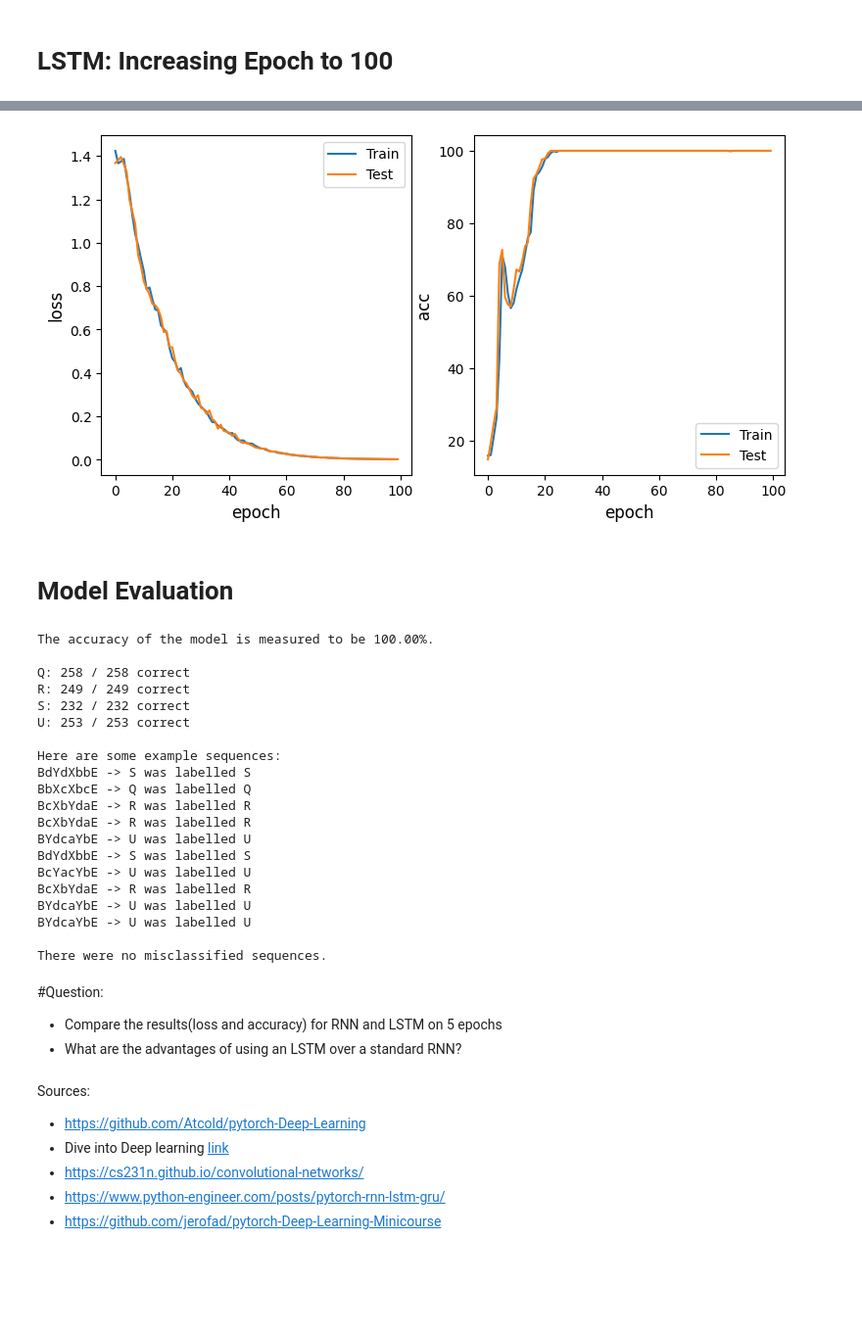
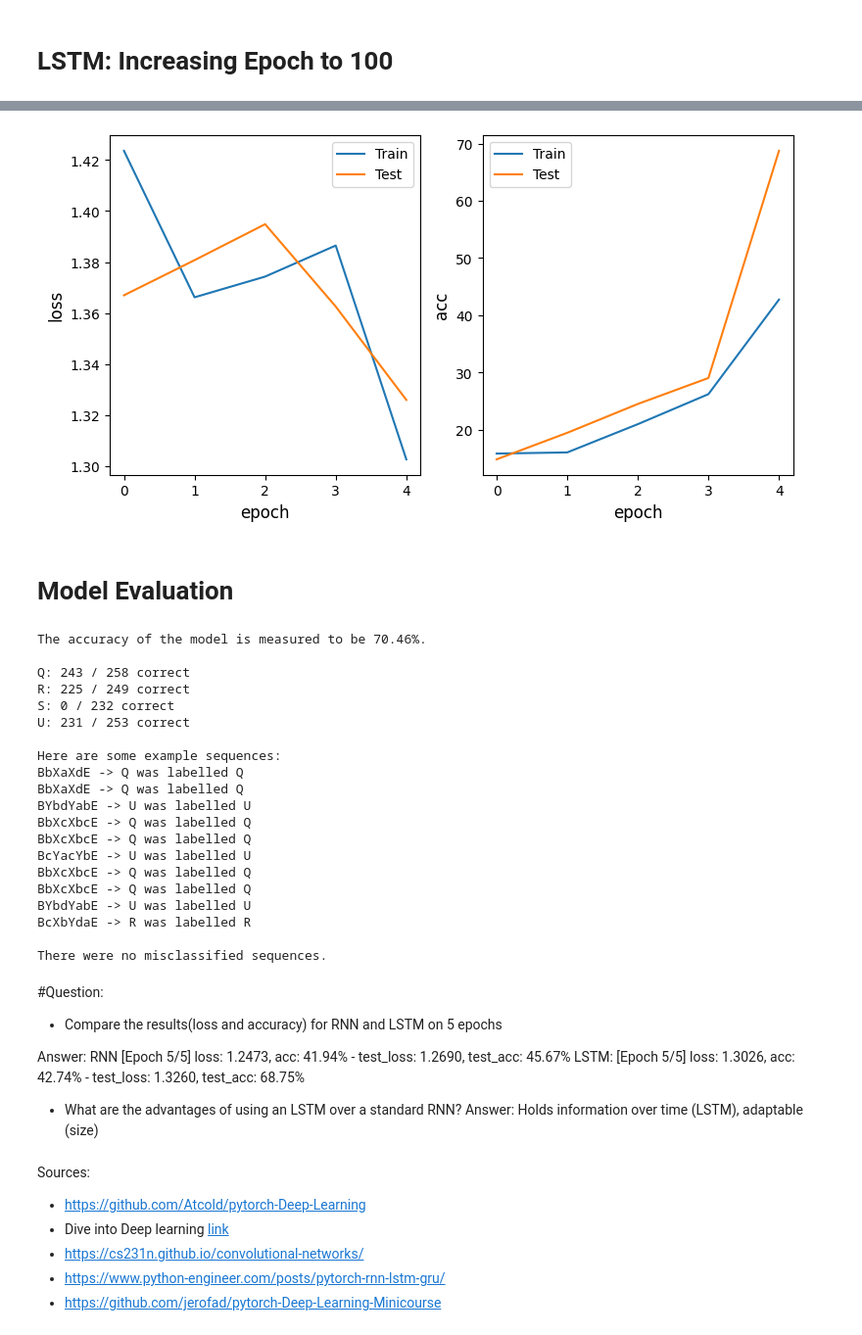
Before and after one commit to reevalex/lab1_search, a Jupyter notebook: lab3_deep_learning/lab 3d - RNN_LSTM.ipynb, the cells around one changed output, grey strips where cells are left out. Shown at 98% size. Saved outputs shown, nothing was run; the diff lists cells and outputs as text; code cells hidden in the pictures; blank space fills up the shorter version.

```diff
--- a/lab3_deep_learning/lab 3d - RNN_LSTM.ipynb
+++ b/lab3_deep_learning/lab 3d - RNN_LSTM.ipynb
@@ -649,7 +656,7 @@ output_size = train_data_gen.n_classes
 model       = SimpleLSTM(input_size, hidden_size, output_size)
 criterion   = torch.nn.CrossEntropyLoss()
 optimizer   = torch.optim.RMSprop(model.parameters(), lr=0.001)
-max_epochs  = 100
+max_epochs  = 5
 
 # Train the model
 model = train_and_test(model, train_data_gen, test_data_gen, criterion, optimizer, max_epochs, verbose=False)
@@ -658,4 +665,4 @@ model = train_and_test(model, train_data_gen, test_data_gen, criterion, optimize
-[figure, old version]
+[figure, new version]
 # %% [markdown]
 # Model Evaluation
 # %%
@@ -728,24 +735,24 @@ def evaluate_model(model, difficulty, seed=9001, verbose=False):
 # %%
 evaluate_model(model, difficulty)
 # %% [output]
-The accuracy of the model is measured to be 100.00%.
+The accuracy of the model is measured to be 70.46%.
 
-Q: 258 / 258 correct
-R: 249 / 249 correct
-S: 232 / 232 correct
-U: 253 / 253 correct
+Q: 243 / 258 correct
+R: 225 / 249 correct
+S: 0 / 232 correct
+U: 231 / 253 correct
 
 Here are some example sequences:
-BdYdXbbE -> S was labelled S
+BbXaXdE -> Q was labelled Q
+BbXaXdE -> Q was labelled Q
+BYbdYabE -> U was labelled U
 BbXcXbcE -> Q was labelled Q
+BbXcXbcE -> Q was labelled Q
+BcYacYbE -> U was labelled U
+BbXcXbcE -> Q was labelled Q
+BbXcXbcE -> Q was labelled Q
+BYbdYabE -> U was labelled U
 BcXbYdaE -> R was labelled R
-BcXbYdaE -> R was labelled R
-BYdcaYbE -> U was labelled U
-BdYdXbbE -> S was labelled S
-BcYacYbE -> U was labelled U
-BcXbYdaE -> R was labelled R
-BYdcaYbE -> U was labelled U
-BYdcaYbE -> U was labelled U
 
 There were no misclassified sequences.
 # %% [markdown]
@@ -753,7 +760,12 @@ There were no misclassified sequences.
 
 
 *   Compare the results(loss and accuracy) for RNN and LSTM on 5 epochs
+
+Answer:
+RNN [Epoch 5/5] loss: 1.2473, acc: 41.94% - test_loss: 1.2690, test_acc: 45.67%
+LSTM: [Epoch 5/5] loss: 1.3026, acc: 42.74% - test_loss: 1.3260, test_acc: 68.75%
 *   What are the advantages of using an LSTM over a standard RNN?
+Answer: Holds information over time (LSTM), adaptable (size)
 # %% [markdown]
 Sources:
 
```
Also changed, not shown: parts of 3 cells of this notebook, 4 other files.
